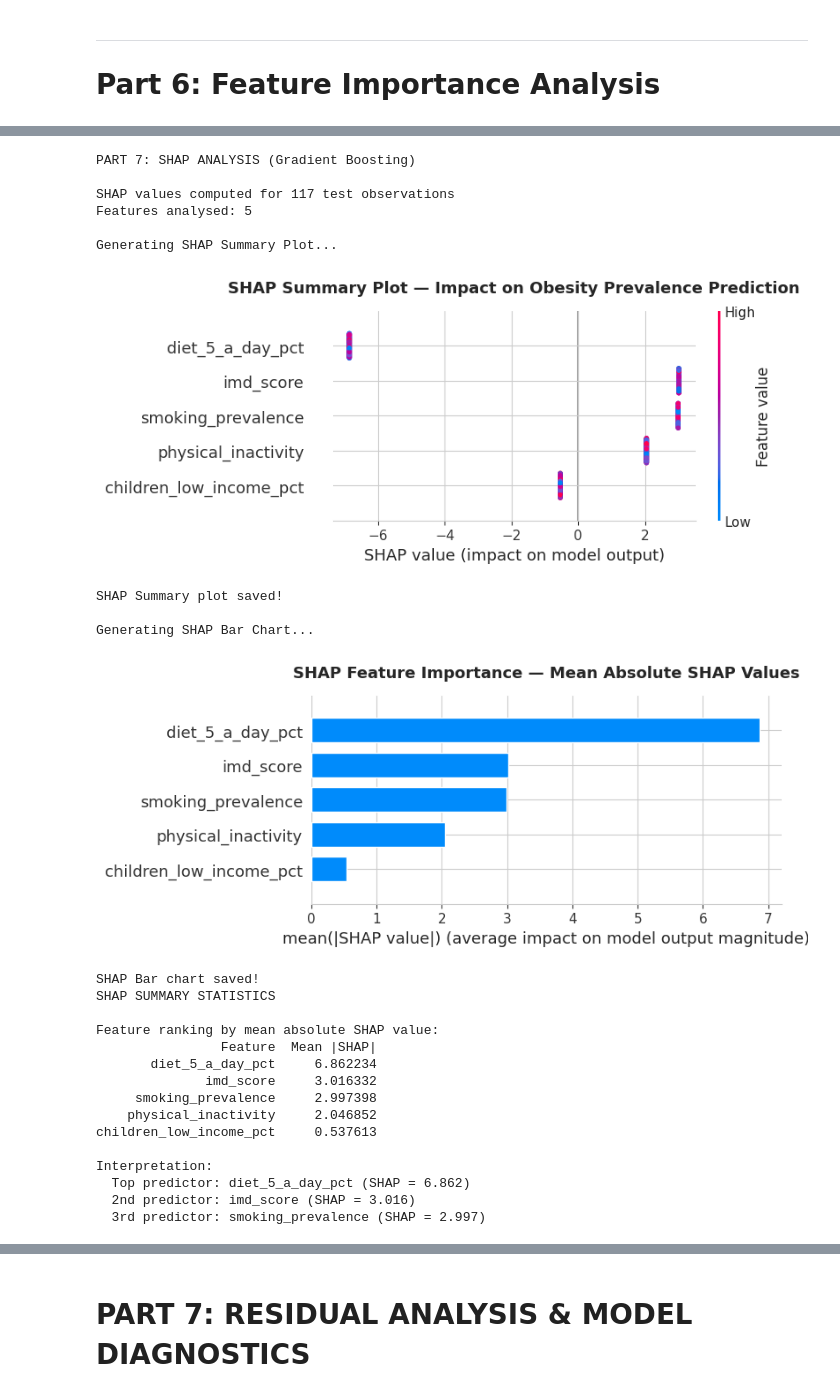
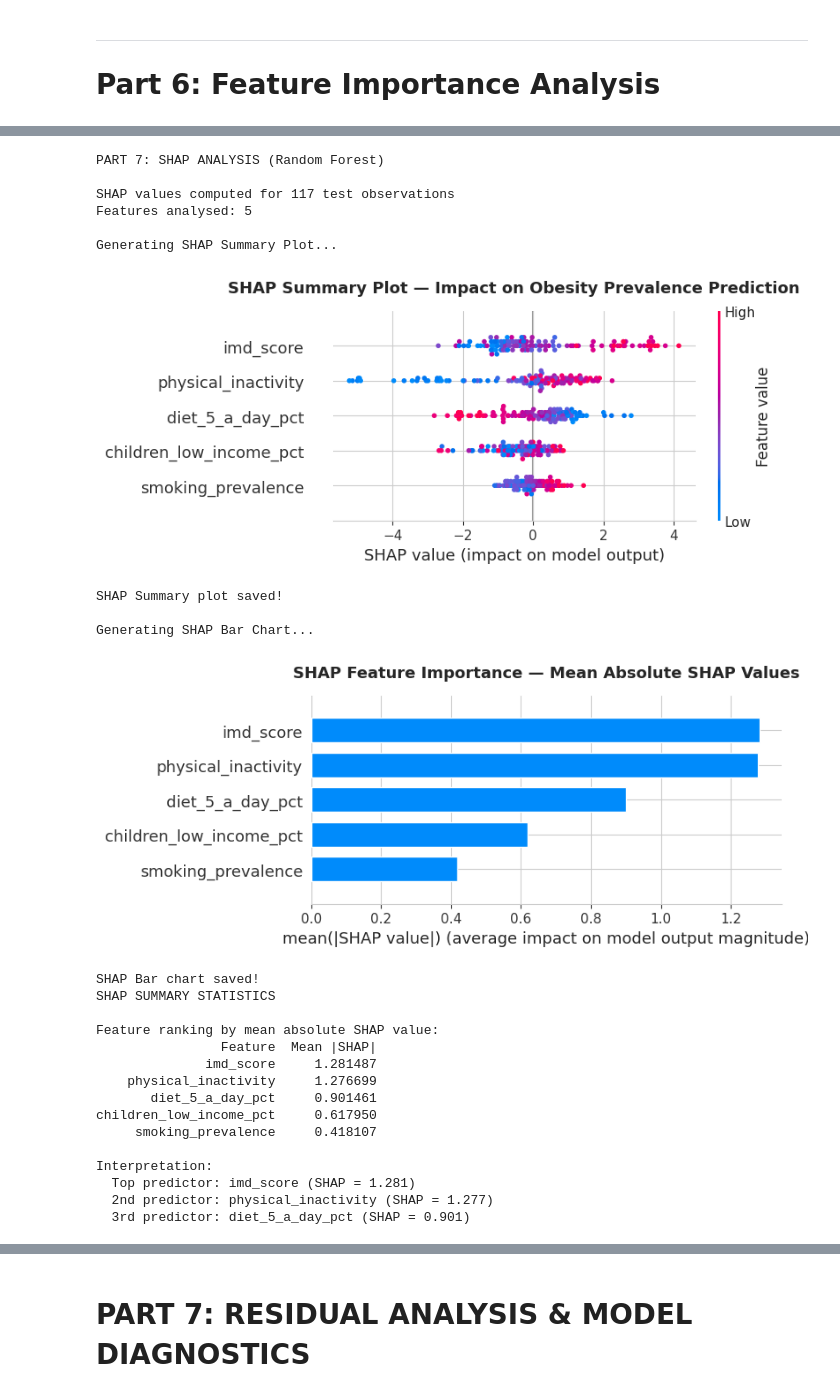
Before and after one commit to gabriel2lucky1990/adult-obesity-risk-modelling-england, a Jupyter notebook: Predicting_Obesity_From_Health_Behaviors_in_England.ipynb, the cells around one changed output, grey strips where cells are left out. Saved outputs shown, nothing was run; the diff lists cells and outputs as text; code cells hidden in the pictures.

```diff
--- a/Predicting_Obesity_From_Health_Behaviors_in_England.ipynb
+++ b/Predicting_Obesity_From_Health_Behaviors_in_England.ipynb
@@ -523,6 +510,7 @@ I will train and evaluate 4 machine learning models:
 # %%
 # MODEL 1: LASSO REGRESSION
 # Linear regression with L1 regularization (can perform feature selection)
+# Parameters selected via GridSearchCV (Part 4B)
 
 print("MODEL 1: LASSO REGRESSION")
 
@@ -531,11 +519,14 @@ print("   - Linear regression with L1 regularization")
 print("   - Can shrink some coefficients to zero (feature selection)")
 print("   - Good when some features may be irrelevant")
 
-# Train Lasso model
-print("\n1. Training Lasso model...")
-lasso = Lasso(alpha=1.0, random_state=42)
+# Train Lasso model with optimal parameters from GridSearch
+print("\n1. Training Lasso model with optimal parameters...")
+lasso = Lasso(
+    alpha=lasso_grid.best_params_['alpha'],   # Optimal from GridSearchCV
+    random_state=50
+)
 lasso.fit(X_train_scaled, y_train)
-print("   Model trained successfully")
+print(f"   Model trained successfully (alpha={lasso_grid.best_params_['alpha']})")
 
 # Make predictions
 print("\n2. Making predictions...")
@@ -550,21 +541,22 @@ adj_r2_lasso = 1 - (1 - r2_lasso) * (n - 1) / (n - p - 1)
 rmse_lasso = np.sqrt(mean_squared_error(y_test, y_pred_lasso))
 mae_lasso = mean_absolute_error(y_test, y_pred_lasso)
 
-# Cross-validation
-kfold = KFold(n_splits=5, shuffle=True, random_state=42)
+# Cross-validation using consistent kfold
 cv_scores_lasso = cross_val_score(lasso, X_train_scaled, y_train,
                                    cv=kfold, scoring='r2')
+cv_r2_lasso = cv_scores_lasso.mean()
+cv_std_lasso = cv_scores_lasso.std()
 
 # Calculate residuals
 residuals_lasso = y_test - y_pred_lasso
 
 # Display results
 print("\n4. Lasso Regression Results:")
-print(f"   R² Score: {r2_lasso:.4f} ({r2_lasso*100:.2f}% variance explained)")
-print(f"   Adjusted R²: {adj_r2_lasso:.4f}")
+print(f"   R2 Score: {r2_lasso:.4f} ({r2_lasso*100:.2f}% variance explained)")
+print(f"   Adjusted R2: {adj_r2_lasso:.4f}")
 print(f"   RMSE: {rmse_lasso:.2f} percentage points")
 print(f"   MAE: {mae_lasso:.2f} percentage points")
-print(f"   Cross-Validation R²: {cv_scores_lasso.mean():.4f} (±{cv_scores_lasso.std():.4f})")
+print(f"   Cross-Validation R2: {cv_r2_lasso:.4f} (+-{cv_std_lasso:.4f})")
 
 # Feature coefficients
 print("\n5. Feature Coefficients:")
@@ -1721,6 +1660,6 @@ children_low_income_pct    0.184066
 Feature importance plot saved!
 # %%
-# SHAP ANALYSIS
+# PART 6B: SHAP ANALYSIS (Random Forest — Final Model)
 
 try:
     import shap
@@ -1729,19 +1668,17 @@ except ImportError:
     subprocess.run(['pip', 'install', 'shap', '-q'])
     import shap
 
-print("PART 7: SHAP ANALYSIS (Gradient Boosting)")
+print("PART 7: SHAP ANALYSIS (Random Forest)")
 
-# Create SHAP explainer
-explainer = shap.TreeExplainer(gb)
-shap_values = explainer.shap_values(X_test)
+explainer = shap.TreeExplainer(rf)
+shap_values = explainer.shap_values(X_test_scaled)
 
-print(f"\nSHAP values computed for {X_test.shape[0]} test observations")
-print(f"Features analysed: {X_test.shape[1]}")
+print(f"\nSHAP values computed for {X_test_scaled.shape[0]} test observations")
+print(f"Features analysed: {X_test_scaled.shape[1]}")
 
-# --- PLOT 1: SHAP Summary (Beeswarm) ---
 print("\nGenerating SHAP Summary Plot...")
 plt.figure(figsize=(10, 6))
-shap.summary_plot(shap_values, X_test,
+shap.summary_plot(shap_values, X_test_scaled,
                   feature_names=X.columns.tolist(),
                   show=False)
 plt.title('SHAP Summary Plot — Impact on Obesity Prevalence Prediction',
@@ -1751,10 +1688,9 @@ plt.savefig('/content/drive/MyDrive/SHAP_Summary.png', dpi=300, bbox_inches='tig
 plt.show()
 print("SHAP Summary plot saved!")
 
-# --- PLOT 2: SHAP Bar Chart (Mean Absolute) ---
 print("\nGenerating SHAP Bar Chart...")
 plt.figure(figsize=(10, 6))
-shap.summary_plot(shap_values, X_test,
+shap.summary_plot(shap_values, X_test_scaled,
                   feature_names=X.columns.tolist(),
                   plot_type='bar',
                   show=False)
@@ -1764,50 +1700,49 @@ plt.tight_layout()
 plt.savefig('/content/drive/MyDrive/SHAP_Bar.png', dpi=300, bbox_inches='tight')
 plt.show()
 print("SHAP Bar chart saved!")
 
-# --- SHAP Summary Stats ---
 print("SHAP SUMMARY STATISTICS")
 
 mean_shap = pd.DataFrame({
     'Feature': X.columns,
     'Mean |SHAP|': np.abs(shap_values).mean(axis=0)
 }).sort_values('Mean |SHAP|', ascending=False)
 
 print("\nFeature ranking by mean absolute SHAP value:")
 print(mean_shap.to_string(index=False))
 
 print("\nInterpretation:")
 print(f"  Top predictor: {mean_shap.iloc[0]['Feature']} "
       f"(SHAP = {mean_shap.iloc[0]['Mean |SHAP|']:.3f})")
 print(f"  2nd predictor: {mean_shap.iloc[1]['Feature']} "
       f"(SHAP = {mean_shap.iloc[1]['Mean |SHAP|']:.3f})")
 print(f"  3rd predictor: {mean_shap.iloc[2]['Feature']} "
       f"(SHAP = {mean_shap.iloc[2]['Mean |SHAP|']:.3f})")
 # %% [output]
-PART 7: SHAP ANALYSIS (Gradient Boosting)
+PART 7: SHAP ANALYSIS (Random Forest)
 
 SHAP values computed for 117 test observations
 Features analysed: 5
 
 Generating SHAP Summary Plot...
-[figure, old version]
+[figure, new version]
 SHAP Summary plot saved!
 
 Generating SHAP Bar Chart...
-[figure, old version]
+[figure, new version]
 SHAP Bar chart saved!
 SHAP SUMMARY STATISTICS
 
 Feature ranking by mean absolute SHAP value:
                 Feature  Mean |SHAP|
-       diet_5_a_day_pct     6.862234
-              imd_score     3.016332
-     smoking_prevalence     2.997398
-    physical_inactivity     2.046852
-children_low_income_pct     0.537613
+              imd_score     1.281487
+    physical_inactivity     1.276699
+       diet_5_a_day_pct     0.901461
+children_low_income_pct     0.617950
+     smoking_prevalence     0.418107
 
 Interpretation:
-  Top predictor: diet_5_a_day_pct (SHAP = 6.862)
-  2nd predictor: imd_score (SHAP = 3.016)
-  3rd predictor: smoking_prevalence (SHAP = 2.997)
+  Top predictor: imd_score (SHAP = 1.281)
+  2nd predictor: physical_inactivity (SHAP = 1.277)
+  3rd predictor: diet_5_a_day_pct (SHAP = 0.901)
 # %%
```
Also changed, not shown: parts of 38 cells of this notebook.
